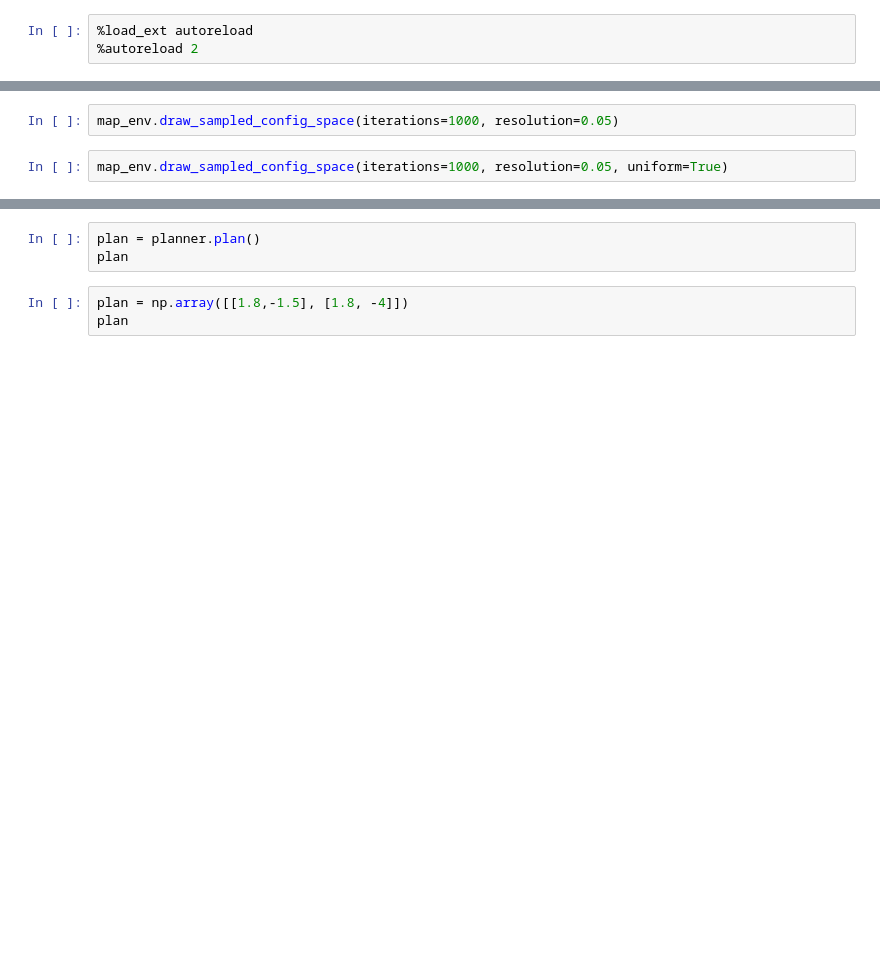
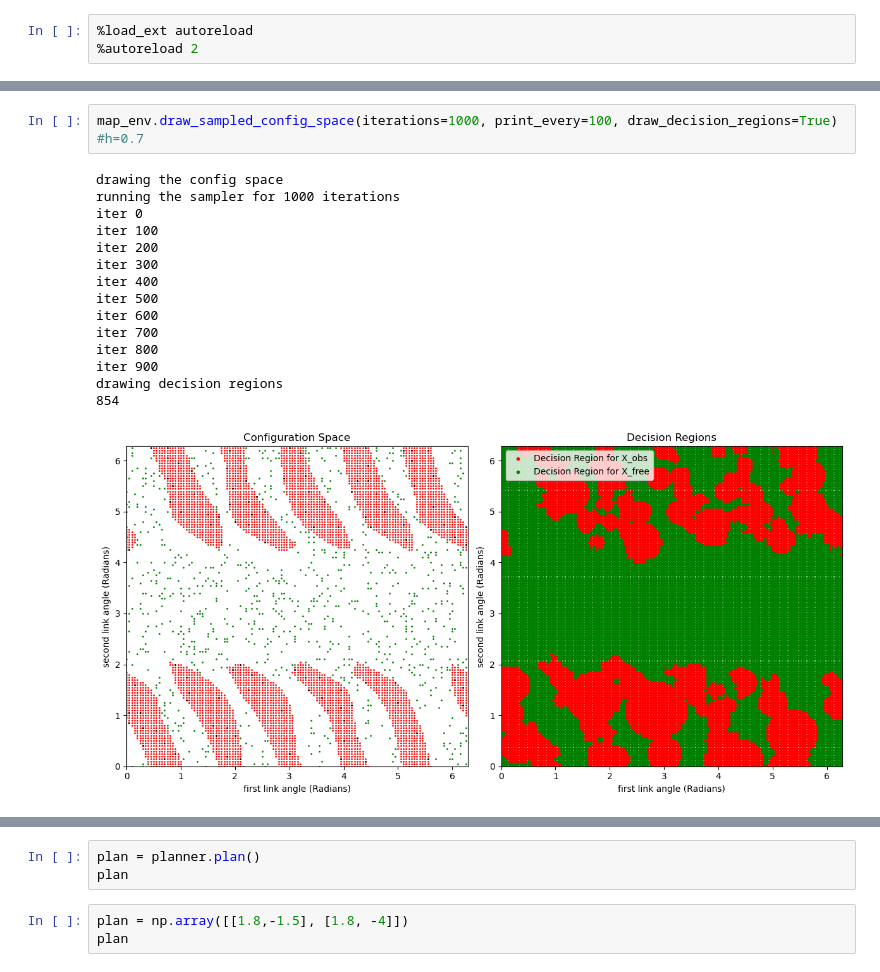
Before and after one commit to TamirOffen/ml_sampling, a Jupyter notebook: code/random_tests.ipynb, the cells around one changed output, grey strips where cells are left out. Saved outputs shown, nothing was run; the diff lists cells and outputs as text; blank space fills up the shorter version.

```diff
--- a/code/random_tests.ipynb
+++ b/code/random_tests.ipynb
@@ -18,4 +23,18 @@ map_env.draw_config_space(resolution=0.025)
 # %%
-map_env.draw_sampled_config_space(iterations=1000, resolution=0.05)
+map_env.draw_sampled_config_space(iterations=1000, print_every=100, draw_decision_regions=True) #h=0.7
+# %% [output]
+drawing the config space
+running the sampler for 1000 iterations
+iter 0
+iter 100
+iter 200
+iter 300
+iter 400
+iter 500
+iter 600
+iter 700
+iter 800
+iter 900
+drawing decision regions
+854
+[figure, added]
-# %%
-map_env.draw_sampled_config_space(iterations=1000, resolution=0.05, uniform=True)
```
Also changed, not shown: parts of 19 cells of this notebook, 5 other files.
